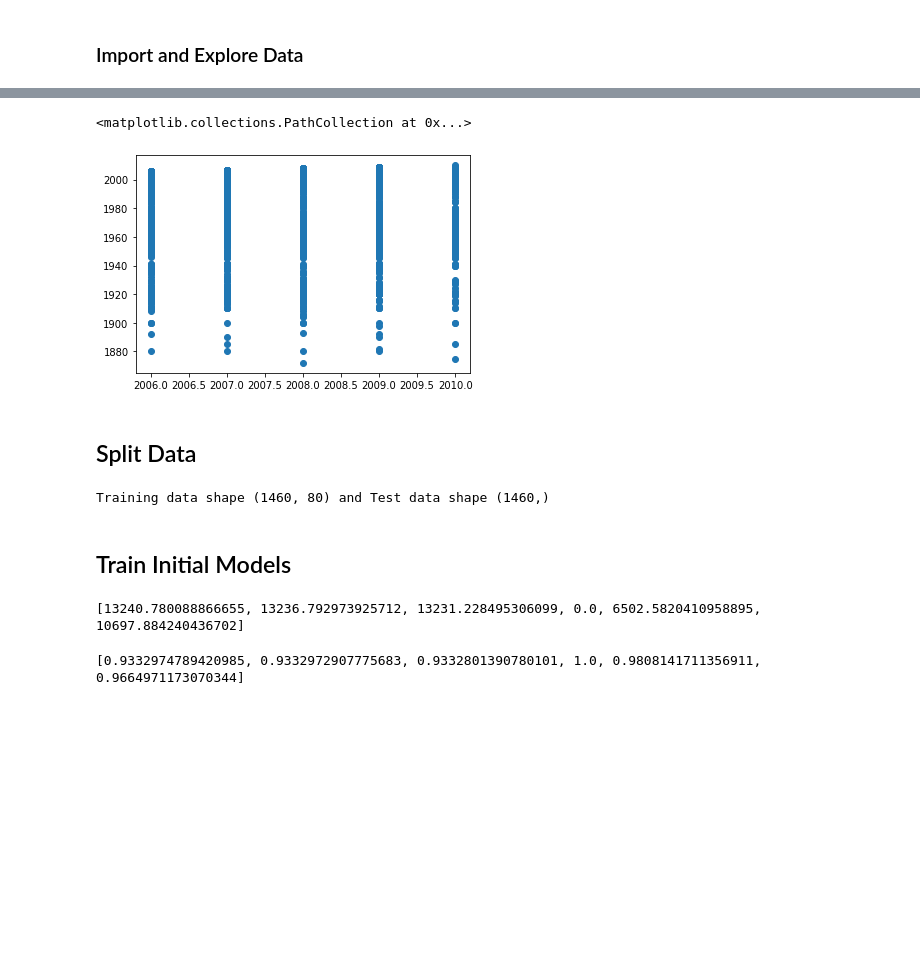
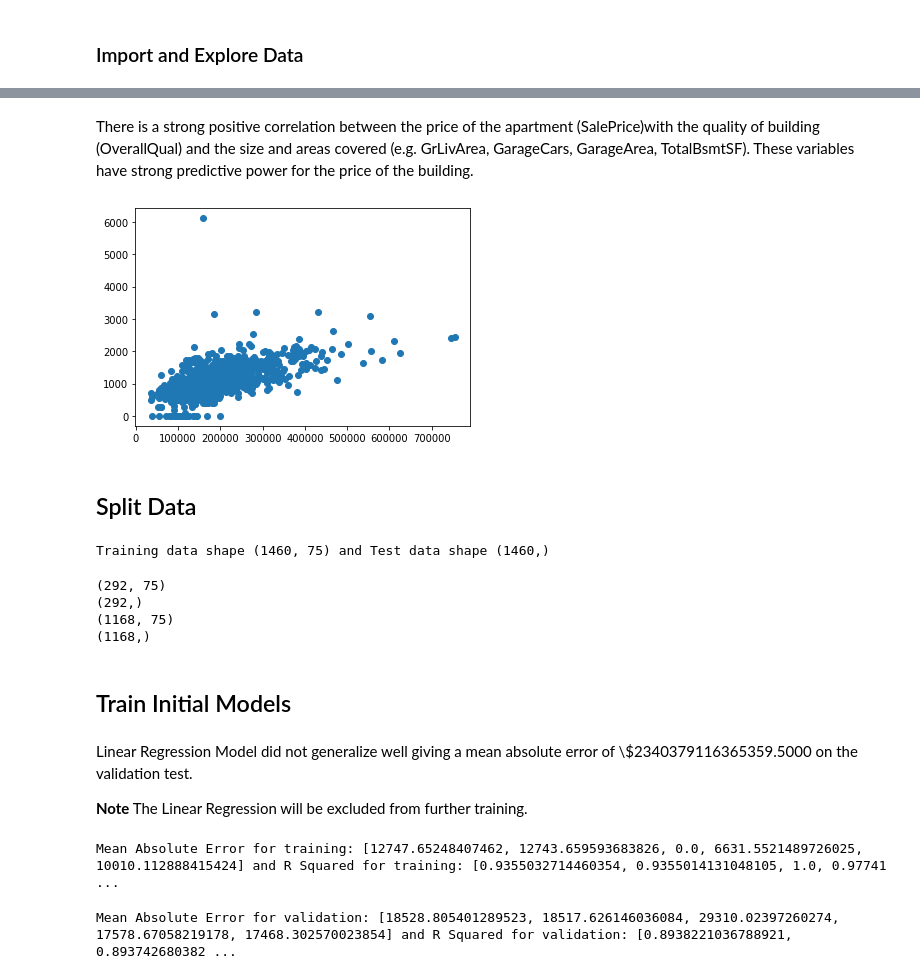
Before and after one commit to JblIdeal/Housing-Prices-Prediction, a Jupyter notebook: Housing.ipynb, the cells around one changed output, grey strips where cells are left out. Cells and saved outputs as stored; diff of their text form; code cells hidden in the pictures; blank space fills up the shorter version.

```diff
--- a/Housing.ipynb
+++ b/Housing.ipynb
@@ -25,7 +28,11 @@ pd.options.display.max_columns = 100
 # %% [markdown]
 ### Import and Explore Data
 # %%
-house = pd.read_csv('train.csv')
-print(house.shape)
+house_train = pd.read_csv('train.csv', index_col='Id')
+print(house_train.shape)
+
+# Make a copy
+house = house_train.copy()
+
 house.head()
 # %% [output]
@@ -97,5 +145,6 @@ house.describe()
+# %% [markdown]
+There is a strong positive correlation between the price of the apartment (SalePrice)with the quality of building (OverallQual) and the size and areas covered (e.g. GrLivArea, GarageCars, GarageArea, TotalBsmtSF). These variables have strong predictive power for the price of the building.
 # %%
-plt.scatter(house.YrSold, house.YearBuilt)
+plt.scatter(house.SalePrice, house.TotalBsmtSF);
 # %% [output]
-<matplotlib.collections.PathCollection at 0x...>
-[figure, old version]
+[figure, new version]
@@ -102,12 +157,23 @@ plt.scatter(house.YrSold, house.YearBuilt)
 # %% [markdown]
 ## Split Data
 # %%
-X_train = house.drop(columns='SalePrice')
-y_train= house['SalePrice']
+X = house.drop(columns='SalePrice')
+y= house['SalePrice']
 
-print("Training data shape {} and Test data shape {}".format(X_train.shape, y_train.shape))
+print("Training data shape {} and Test data shape {}".format(X.shape, y.shape))
 # %% [output]
-Training data shape (1460, 80) and Test data shape (1460,)
+Training data shape (1460, 75) and Test data shape (1460,)
+# %%
+X_train, X_val, y_train, y_val = train_test_split(X, y, test_size=0.2, random_state=42)
+print(X_val.shape)
+print(y_val.shape)
+print(X_train.shape)
+print(y_train.shape)
+# %% [output]
+(292, 75)
+(292,)
+(1168, 75)
+(1168,)
 # %% [markdown]
 ## Train Initial Models
 # %%
@@ -138,9 +209,13 @@ for model in models.values():
+# %% [markdown]
+Linear Regression Model did not generalize well giving a mean absolute error of \\$2340379116365359.5000 on the validation test.
+
+**Note** The Linear Regression will be excluded from further training.
 # %%
-print(mae)
+print("Mean Absolute Error for training: {} and R Squared for training: {}".format(train_mae, train_r2))
 # %% [output]
-[13240.780088866655, 13236.792973925712, 13231.228495306099, 0.0, 6502.5820410958895, 10697.884240436702]
+Mean Absolute Error for training: [12747.65248407462, 12743.659593683826, 0.0, 6631.5521489726025, 10010.112888415424] and R Squared for training: [0.9355032714460354, 0.9355014131048105, 1.0, 0.97741 ...
-# %%
-print(r2)
-# %% [output]
-[0.9332974789420985, 0.9332972907775683, 0.9332801390780101, 1.0, 0.9808141711356911, 0.9664971173070344]
+# %%
+print("Mean Absolute Error for validation: {} and R Squared for validation: {}".format(val_mae, val_r2))
+# %% [output]
+Mean Absolute Error for validation: [18528.805401289523, 18517.626146036084, 29310.02397260274, 17578.67058219178, 17468.302570023854] and R Squared for validation: [0.8938221036788921, 0.893742680382 ...
 # %%
```
Also changed, not shown: parts of 28 cells of this notebook, 1 other file.
